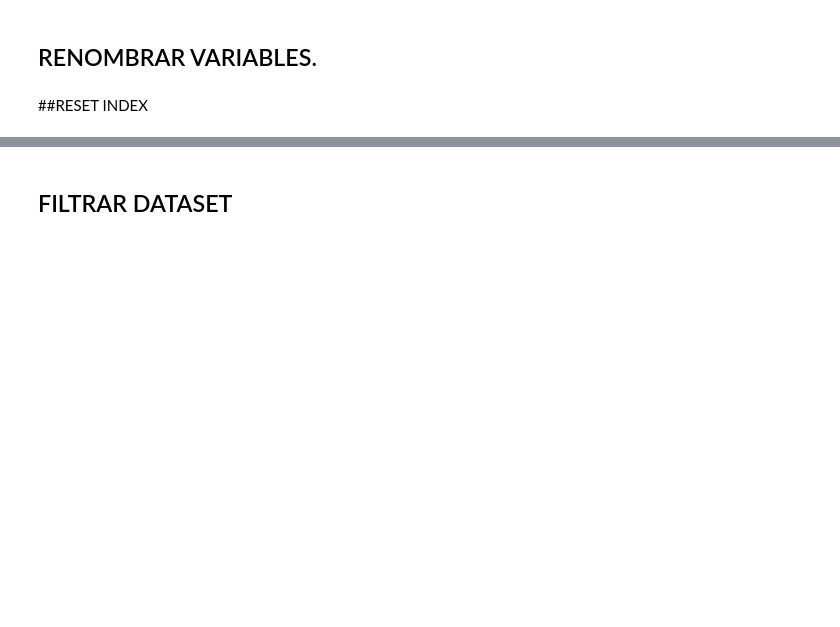
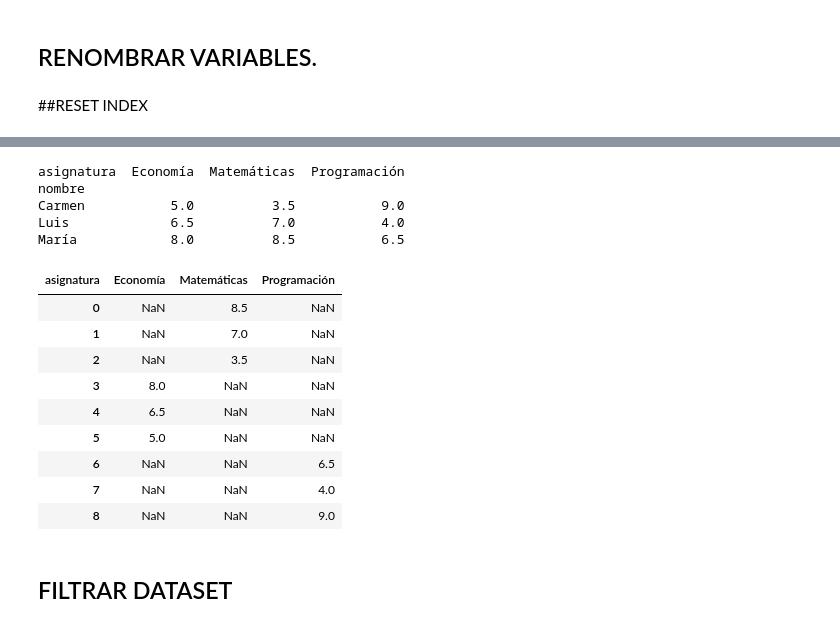
Before and after one commit to pacomm5/Plantillas, a Jupyter notebook: plantilla preprocesado.ipynb, the cells around one changed output, grey strips where cells are left out. Cells and saved outputs as stored; diff of their text form; code cells hidden in the pictures; blank space fills up the shorter version.

```diff
--- a/plantilla preprocesado.ipynb
+++ b/plantilla preprocesado.ipynb
@@ -160,3 +204,28 @@ df3.head()
+# %%
+# aqui lo que estamos es transponer parte, hemos pasado las asignatura a las columnas
+# el nombre es el index, en la columna la asignatura y como valores la nota.
+print(df1.pivot(index='nombre', columns='asignatura', values='nota'))
+# %% [output]
+asignatura  Economía  Matemáticas  Programación
+nombre
+Carmen           5.0          3.5           9.0
+Luis             6.5          7.0           4.0
+María            8.0          8.5           6.5
+# %%
+#df2 = df1.pivot(index='nombre', columns='asignatura', values='nota')
+df2 = df1.pivot( columns='asignatura', values='nota')
+df2 # en este caso lo unico que hemos dejado son las asignaturas con sus notas.
+# %% [output]
+| asignatura | Economía | Matemáticas | Programación |
+| 0 | NaN | 8.5 | NaN |
+| 1 | NaN | 7.0 | NaN |
+| 2 | NaN | 3.5 | NaN |
+| 3 | 8.0 | NaN | NaN |
+| 4 | 6.5 | NaN | NaN |
+| 5 | 5.0 | NaN | NaN |
+| 6 | NaN | NaN | 6.5 |
+| 7 | NaN | NaN | 4.0 |
+| 8 | NaN | NaN | 9.0 |
 # %% [markdown]
 ## FILTRAR DATASET
 # %%
```
Also changed, not shown: parts of 10 cells of this notebook.
